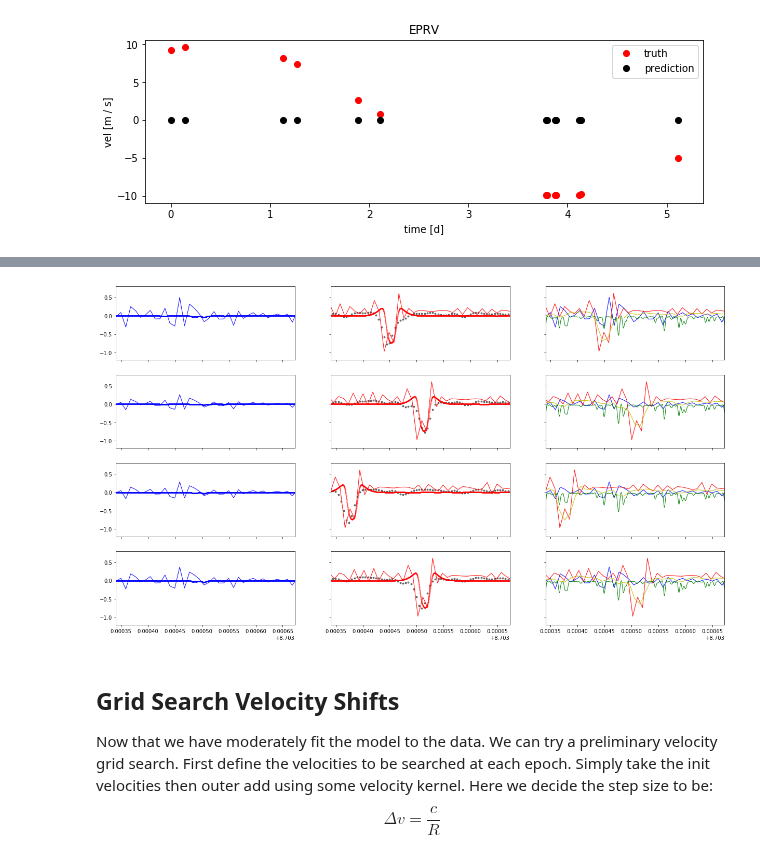
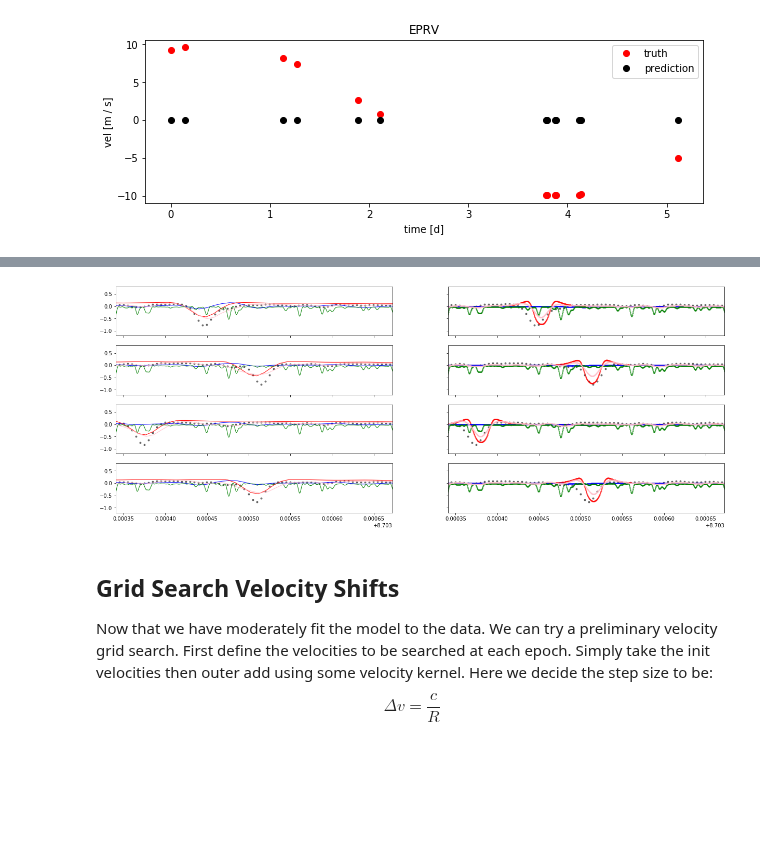
Before and after one commit to mdd423/wobble_jax, a Jupyter notebook: notebooks/04-convolvecomposite.ipynb, the cells around one changed output, grey strips where cells are left out. Cells and saved outputs as stored; diff of their text form; code cells hidden in the pictures; blank space fills up the shorter version.

```diff
--- a/notebooks/04-convolvecomposite.ipynb
+++ b/notebooks/04-convolvecomposite.ipynb
@@ -107,3 +104,10 @@ tellurics_model.fit(0)
 # %%
 gas_flux = np.log(data['theory']['interpolated']['gascell']['flux'])
 gas_wave = np.log(data['theory']['interpolated']['total']['wave'].to(u.Angstrom).value)
+# %%
+sigma = 1./resolution
+gas_spacing = np.mean(gas_wave[1:] - gas_wave[:-1])
+kern_eval = np.arange(-5.0 * sigma, 5.0 * sigma,step=jabble.model.spacing_from_res(gas_spacing))
+kernel = np.exp(-0.5 * kern_eval**2/sigma**2)
+kernel /= np.sum(kernel)
+gas_flux_conv = jnp.convolve(kernel,gas_flux[0,:],mode='same')
@@ -110,5 +122,5 @@ gas_wave = np.log(data['theory']['interpolated']['total']['wave'].to(u.Angstrom)
 # %%
-gascell_model = jabble.model.JaxLinear(gas_wave,gas_flux[0,:])
+gascell_model = jabble.model.JaxLinear(gas_wave,gas_flux_conv)
 gascell_model.fix()
 
 obs_model = stellar_model + tellurics_model + gascell_model
@@ -128,6 +140,6 @@ plt.show()
 [figure]
 # %%
 x_lr    = jabble.model.create_x_grid(wob_data.xs,vel_padding,resolution)
-resample_model = jabble.model.JaxEnvLinearModel(x_lr,internal_model)
+resample_model = jabble.model.JaxEnvLinearModel(x_hr,internal_model)
 # %% [markdown]
 The point of Envelop models is to create other functions that maybe used but have no parameters over their own other than a single submodel. The JaxEnvLinearModel simply takes the x grid used in the original JaxLinearModel runs it through the internal model to get the y values for interpolation. In this way, the models we are fitting for star, and tellurics are at the high resolution. Which can lead to some funky results without regularization.
@@ -267,31 +287,37 @@ res1 = total_model.optimize(loss,wob_data,maxiter)
 # %%
 sigma = 80
 xpmin = np.log(6023)
 xpmax = np.log(6025)
 plt_unit = u.Angstrom
 plt_epoch = 4
-fig, axes = plt.subplots(plt_epoch,3,figsize=(21,3 *plt_epoch),sharex=True,sharey=True)
+fig, axes = plt.subplots(plt_epoch,2,figsize=(21,2 *plt_epoch),sharex=True,sharey=True)
 for i in range(plt_epoch):
+    axes[i,0].plot(tellurics_model[0].xs,tellurics_model[0].p*tellurics_model[1].p[i],'b',linestyle='solid',linewidth=1.1,zorder=2,alpha=0.9,ms=6)
+    axes[i,0].plot(stellar_model[1].xs-stellar_model[0].p[i],stellar_model[1].p,'r',linestyle='solid',linewidth=1.1,zorder=2,alpha=0.9,ms=6)
+    axes[i,0].plot(gascell_model.xs,gascell_model.p,'g',linestyle='solid',linewidth=1.1,zorder=2,alpha=0.9,ms=6)
+    axes[i,0].errorbar(wob_data.xs[i,:],wob_data.ys[i,:],wob_data.yerr[i,:],fmt='.k',elinewidth=0.7,zorder=1,alpha=0.5,ms=6)
+    axes[i,0].plot(resample_model.xs,resample_model(total_model.get_parameters(),resample_model.xs,i),'pink',linestyle='solid',linewidth=1.1,zorder=2,alpha=0.9,ms=6)
 
-    data.plot_tellurics(axes[i,0],i,xy='xy',units=plt_unit)
-    axes[i,0].plot(tellurics_model[0].xs,tellurics_model[0].p*tellurics_model[1].p[i],'b',linestyle='solid',linewidth=1.1,zorder=2,alpha=0.9,ms=6)
 
 #     data.plot_gas(axes[i],i,xy='xy',units=plt_unit)
     data.plot_star(axes[i,1],i,xy='xy',units=plt_unit,normalize=normalize,nargs=[sigma])
+    data.plot_tellurics(axes[i,1],i,xy='xy',units=plt_unit)
+    data.plot_gas(axes[i,1],i,xy='xy',units=plt_unit)
+    data.plot_lsf(axes[i,1],i,xy='xy',units=plt_unit,normalize=normalize,nargs=[sigma])
     axes[i,1].errorbar(wob_data.xs[i,:],wob_data.ys[i,:],wob_data.yerr[i,:],fmt='.k',elinewidth=0.7,zorder=1,alpha=0.5,ms=6)
-    axes[i,1].plot(stellar_model[1].xs-stellar_model[0].p[i],stellar_model[1].p,'r',linestyle='solid',linewidth=1.1,zorder=2,alpha=0.9,ms=6)
 
-    axes[i,2].plot(tellurics_model[0].xs,tellurics_model[0].p*tellurics_model[1].p[i],'b',linestyle='solid',linewidth=1.1,zorder=2,alpha=0.9,ms=6)
-    axes[i,2].plot(stellar_model[1].xs-stellar_model[0].p[i],stellar_model[1].p,'r',linestyle='solid',linewidth=1.1,zorder=2,alpha=0.9,ms=6)
-    axes[i,2].plot(gascell_model.xs,gascell_model.p,'g',linestyle='solid',linewidth=1.1,zorder=2,alpha=0.9,ms=6)
-    axes[i,2].plot(resample_model.xs,resample_model(total_model.get_parameters(),resample_model.xs,i),'y',linestyle='solid',linewidth=1.1,zorder=2,alpha=0.9,ms=6)
+#     axes[i,2].plot(tellurics_model[0].xs,tellurics_model[0].p*tellurics_model[1].p[i],'b',linestyle='solid',linewidth=1.1,zorder=2,alpha=0.9,ms=6)
+#     axes[i,2].plot(stellar_model[1].xs-stellar_model[0].p[i],stellar_model[1].p,'r',linestyle='solid',linewidth=1.1,zorder=2,alpha=0.9,ms=6)
+#     axes[i,2].plot(gascell_model.xs,gascell_model.p,'g',linestyle='solid',linewidth=1.1,zorder=2,alpha=0.9,ms=6)
+#     axes[i,2].plot(resample_model.xs,resample_model(total_model.get_parameters(),resample_model.xs,i),'y',linestyle='solid',linewidth=1.1,zorder=2,alpha=0.9,ms=6)
 
 
     axes[i,0].set_xlim(xpmin,xpmax)
     axes[i,0].set_ylim(-1.2,0.8)
+plt.savefig('../out/jabble_smooth_conv_model_truth.png',dpi=200)
 plt.show()
 # %% [output]
-[figure, old version]
+[figure, new version]
 # %% [markdown]
 <h2>Grid Search Velocity Shifts</h2>
 Now that we have moderately fit the model to the data. We can try a preliminary velocity grid search. First define the velocities to be searched at each epoch. Simply take the init velocities then outer add using some velocity kernel. Here we decide the step size to be: <br>
```
Also changed, not shown: parts of 22 cells of this notebook, 4 other files.
